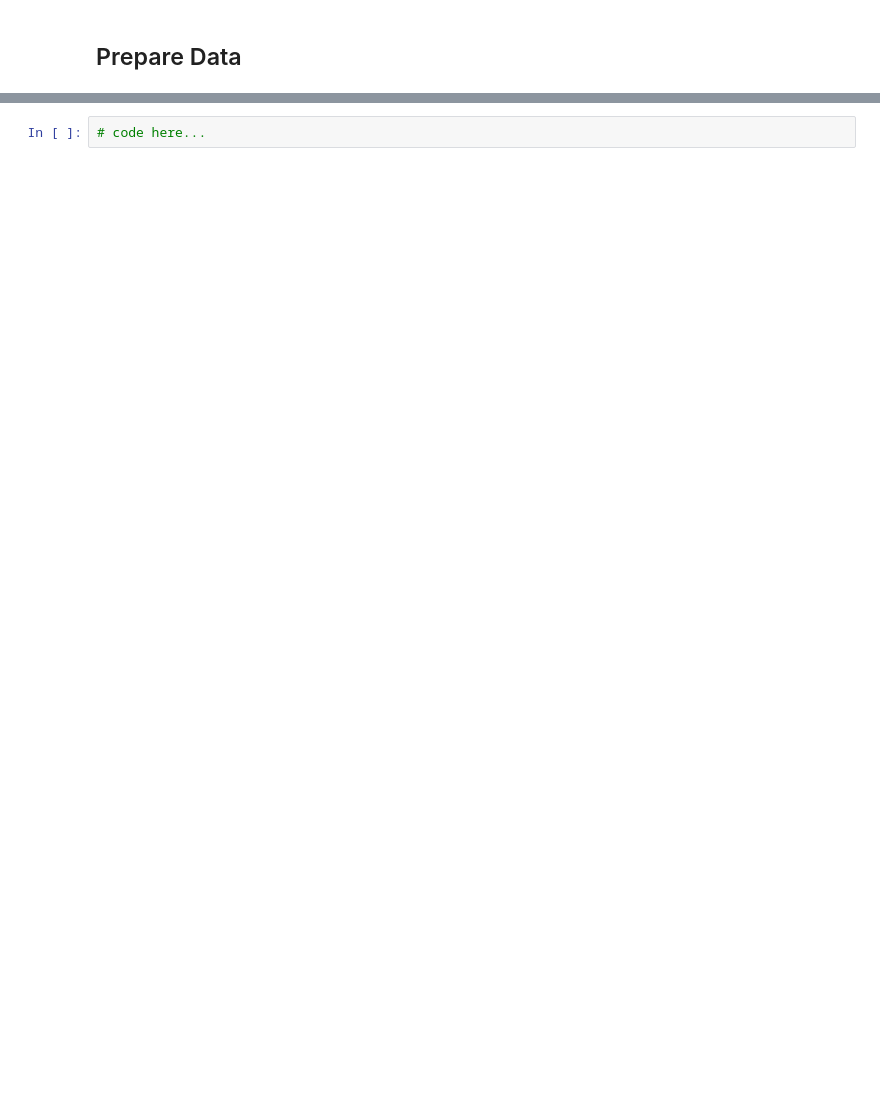
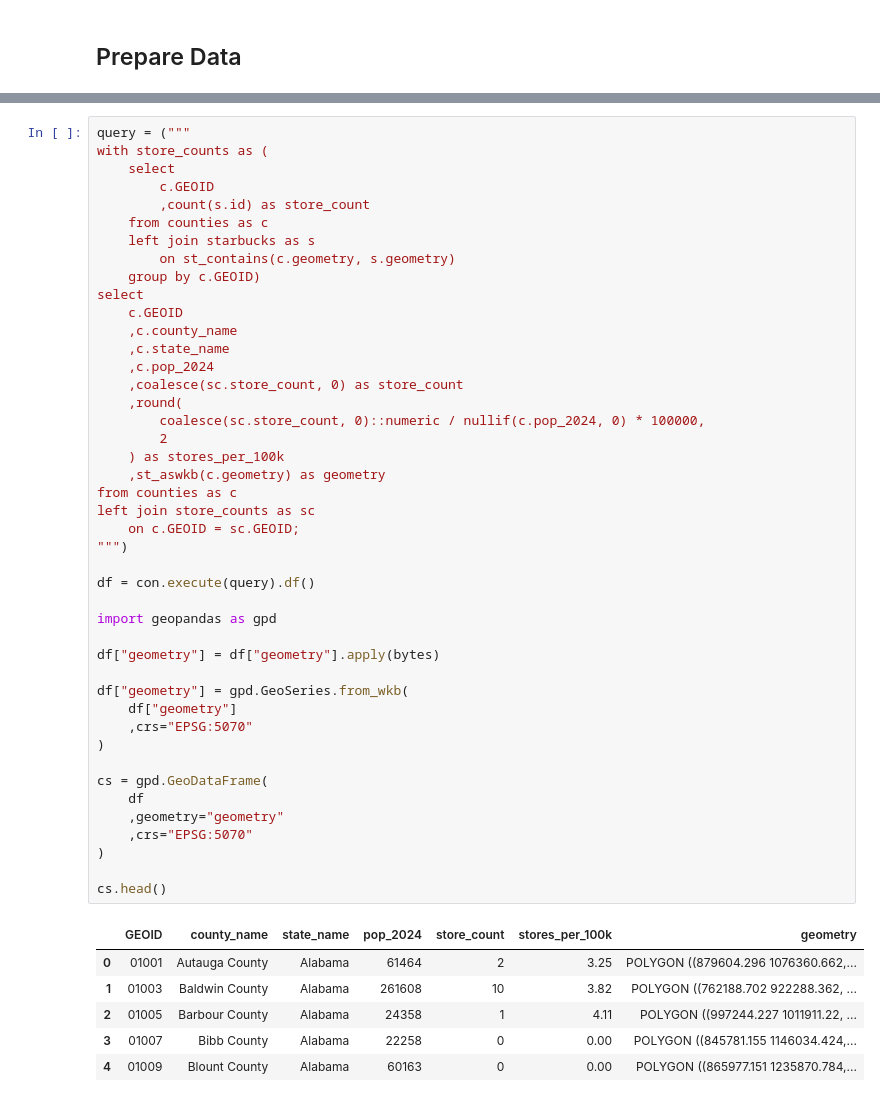
Before and after one commit to sralter/spatial_practice, a Jupyter notebook: sp.ipynb, the cells around one changed output, grey strips where cells are left out. Drawn from its saved outputs; the diff is of its cells as text; blank space fills up the shorter version.

```diff
--- a/sp.ipynb
+++ b/sp.ipynb
@@ -66,2 +107,51 @@ Text(0.5, 1.0, 'Population by County in the Continental United States (2024)')
 # %%
-# code here...
+query = ("""
+with store_counts as (
+    select
+        c.GEOID
+        ,count(s.id) as store_count
+    from counties as c
+    left join starbucks as s
+        on st_contains(c.geometry, s.geometry)
+    group by c.GEOID)
+select
+    c.GEOID
+    ,c.county_name
+    ,c.state_name
+    ,c.pop_2024
+    ,coalesce(sc.store_count, 0) as store_count
+    ,round(
+        coalesce(sc.store_count, 0)::numeric / nullif(c.pop_2024, 0) * 100000,
+        2
+    ) as stores_per_100k
+    ,st_aswkb(c.geometry) as geometry
+from counties as c
+left join store_counts as sc
+    on c.GEOID = sc.GEOID;
+""")
+
+df = con.execute(query).df()
+
+import geopandas as gpd
+
+df["geometry"] = df["geometry"].apply(bytes)
+
+df["geometry"] = gpd.GeoSeries.from_wkb(
+    df["geometry"]
+    ,crs="EPSG:5070"
+)
+
+cs = gpd.GeoDataFrame(
+    df
+    ,geometry="geometry"
+    ,crs="EPSG:5070"
+)
+
+cs.head()
+# %% [output]
+|  | GEOID | county_name | state_name | pop_2024 | store_count | stores_per_100k | geometry |
+| 0 | 01001 | Autauga County | Alabama | 61464 | 2 | 3.25 | POLYGON ((879604.296 1076360.662,... |
+| 1 | 01003 | Baldwin County | Alabama | 261608 | 10 | 3.82 | POLYGON ((762188.702 922288.362, ... |
+| 2 | 01005 | Barbour County | Alabama | 24358 | 1 | 4.11 | POLYGON ((997244.227 1011911.22, ... |
+| 3 | 01007 | Bibb County | Alabama | 22258 | 0 | 0.00 | POLYGON ((845781.155 1146034.424,... |
+| 4 | 01009 | Blount County | Alabama | 60163 | 0 | 0.00 | POLYGON ((865977.151 1235870.784,... |
```
Also changed, not shown: parts of 3 cells of this notebook.
